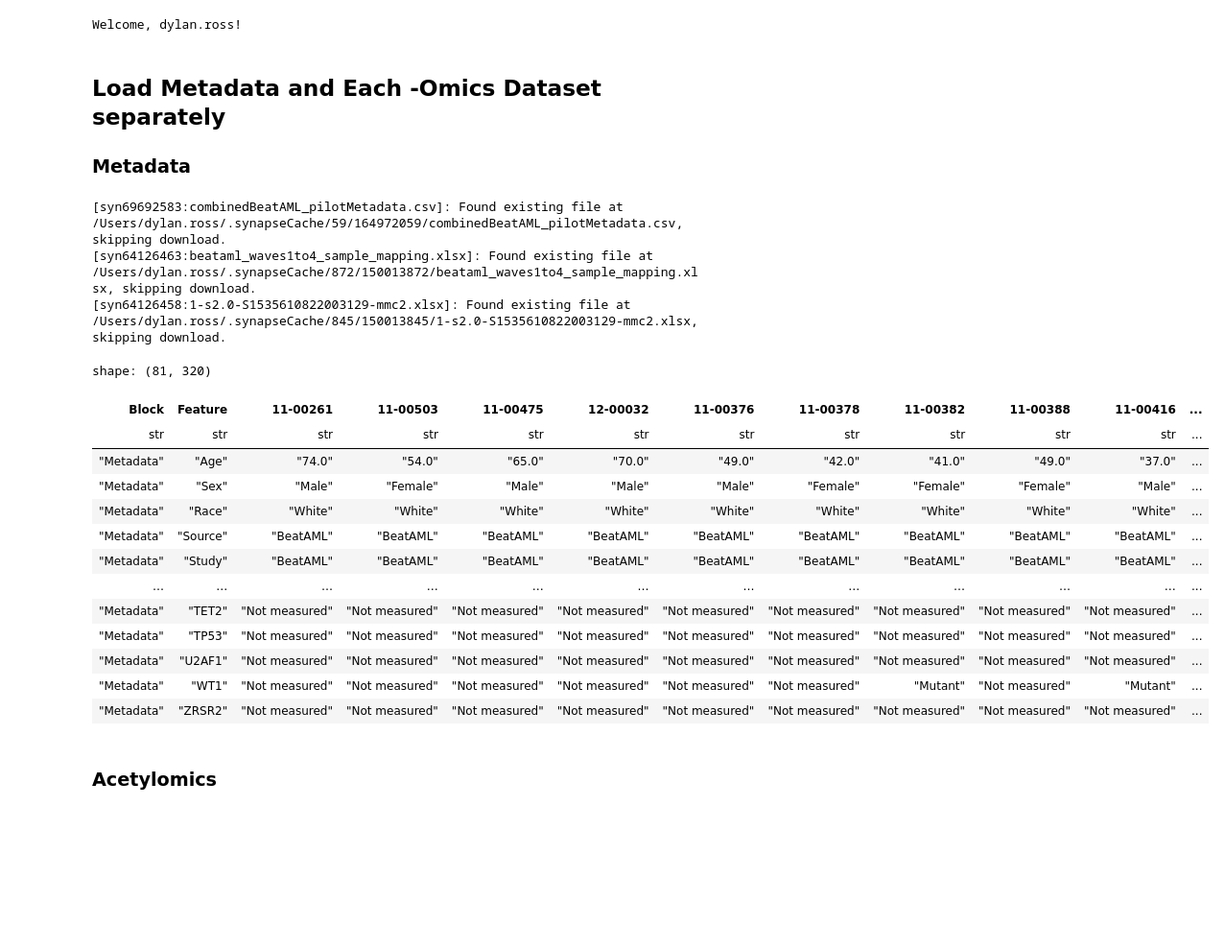
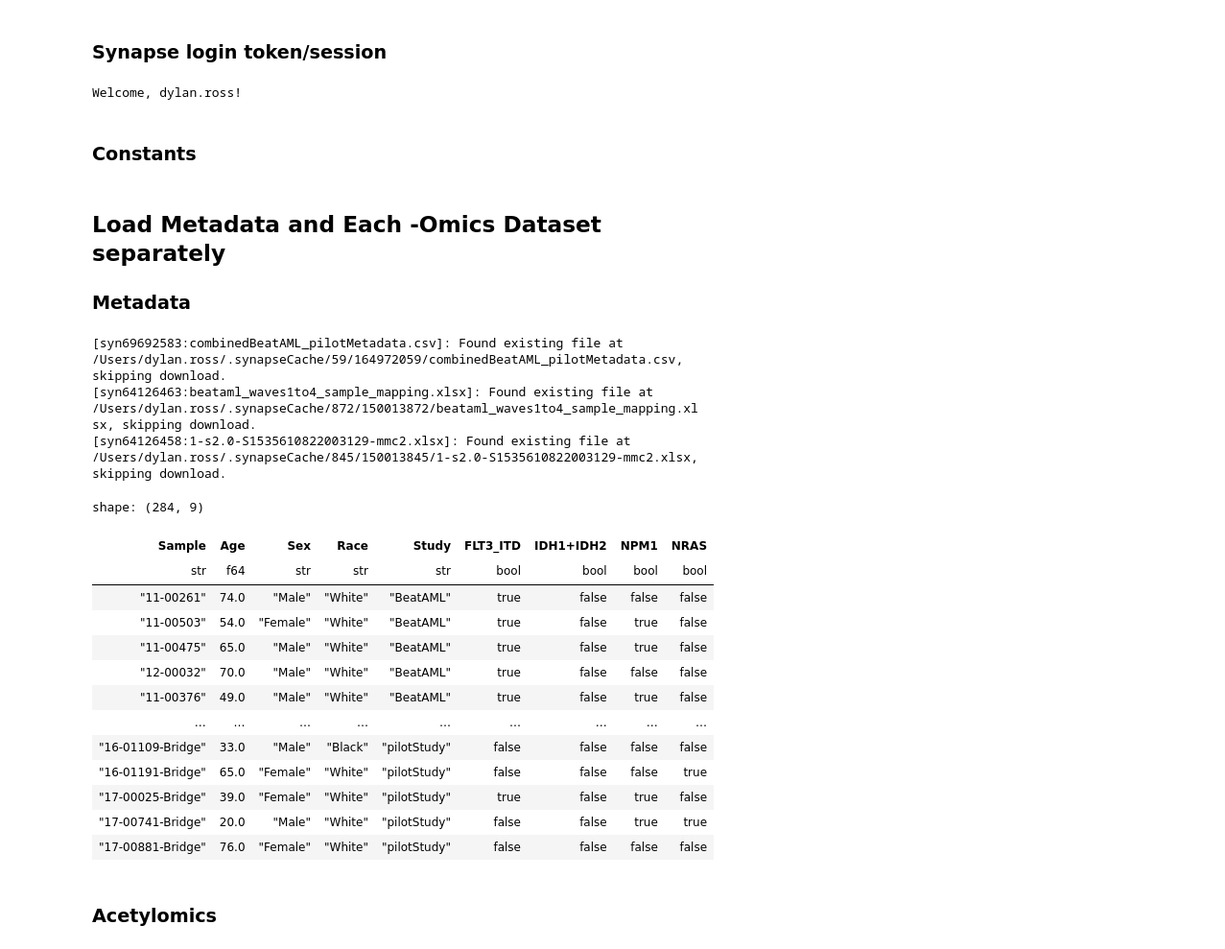
Before and after one commit to PNNL-CompBio/amlMultidrugResistance, a Jupyter notebook: aml_outcome_disparities/analysis/dylan/combined_data_table.ipynb, the cells around one changed output. Shown at 96% size. Drawn from its saved outputs; the diff is of its cells as text; code cells hidden in the pictures; blank space fills up the shorter version.

Commit message:
finish up combined data table notebook, now have cached clean tables

```diff
--- a/aml_outcome_disparities/analysis/dylan/combined_data_table.ipynb
+++ b/aml_outcome_disparities/analysis/dylan/combined_data_table.ipynb
@@ -32,4 +31,6 @@ from collections import defaultdict
 
 import polars as pl
 import pandas as pd
+# %% [markdown]
+### Synapse login token/session
 # %%
@@ -37,3 +37,5 @@ import pandas as pd
 SYN = syn_login()
 # %% [output]
 Welcome, dylan.ross!
+# %% [markdown]
+### Constants
@@ -42,42 +57,53 @@ Welcome, dylan.ross!
 ### Metadata
 # %%
 meta = (
-    (_df :=
-        pl.from_pandas(
-            import_meta(SYN),
-            include_index=True
-        )
+    pl.from_pandas(
+        import_meta(SYN),
+        include_index=True
     )
-    .select(pl.exclude("None"))
-    .transpose(
-        include_header=True,
-        header_name="Feature",
-        column_names=_df["None"].to_list()
+    .rename({"None": "Sample"})
+    # keep only a subset of the mutation data:
+    # important mutations from Eisfeld paper
+    # https://doi.org/10.1038/s41588-024-01929-x
+    .select(
+        "Sample",
+        "Age",
+        "Sex",
+        "Race",
+        "Study",
+        # for all of the mutation data, (implicit) treat "Not measured" as "WT"
+        # convert the column into boolean indicating mutation state
+        (pl.col("FLT3_ITD") == "Mutant"),
+        # condense IDH1 and IDH2 into single IDH1 & IDH2 category
+        (
+            (pl.col("IDH1") == "Mutant")
+            & (pl.col("IDH2") == "Mutant")
+        ).alias("IDH1+IDH2"),
+        (pl.col("NPM1") == "Mutant"),
+        (pl.col("NRAS") == "Mutant"),
     )
-    .select(
-        pl.lit("Metadata").alias("Block"),
-        pl.exclude("Block")
-    )
+    # retain only samples with "White" or "Black" race label
+    .filter(pl.col("Race").is_in(["White", "Black"]))
 )
 meta
 # %% [output]
 [syn69692583:combinedBeatAML_pilotMetadata.csv]: Found existing file at /Users/dylan.ross/.synapseCache/59/164972059/combinedBeatAML_pilotMetadata.csv, skipping download.
 [syn64126463:beataml_waves1to4_sample_mapping.xlsx]: Found existing file at /Users/dylan.ross/.synapseCache/872/150013872/beataml_waves1to4_sample_mapping.xlsx, skipping download.
 [syn64126458:1-s2.0-S1535610822003129-mmc2.xlsx]: Found existing file at /Users/dylan.ross/.synapseCache/845/150013845/1-s2.0-S1535610822003129-mmc2.xlsx, skipping download.
-shape: (81, 320)
+shape: (284, 9)
-| Block | Feature | 11-00261 | 11-00503 | 11-00475 | 12-00032 | 11-00376 | 11-00378 | 11-00382 | 11-00388 | 11-00416 | ... |
-| str | str | str | str | str | str | str | str | str | str | str | ... |
-| "Metadata" | "Age" | "74.0" | "54.0" | "65.0" | "70.0" | "49.0" | "42.0" | "41.0" | "49.0" | "37.0" | ... |
-| "Metadata" | "Sex" | "Male" | "Female" | "Male" | "Male" | "Male" | "Female" | "Female" | "Female" | "Male" | ... |
-| "Metadata" | "Race" | "White" | "White" | "White" | "White" | "White" | "White" | "White" | "White" | "White" | ... |
-| "Metadata" | "Source" | "BeatAML" | "BeatAML" | "BeatAML" | "BeatAML" | "BeatAML" | "BeatAML" | "BeatAML" | "BeatAML" | "BeatAML" | ... |
-| "Metadata" | "Study" | "BeatAML" | "BeatAML" | "BeatAML" | "BeatAML" | "BeatAML" | "BeatAML" | "BeatAML" | "BeatAML" | "BeatAML" | ... |
-| … | … | … | … | … | … | … | … | … | … | … | ... |
-| "Metadata" | "TET2" | "Not measured" | "Not measured" | "Not measured" | "Not measured" | "Not measured" | "Not measured" | "Not measured" | "Not measured" | "Not measured" | ... |
-| "Metadata" | "TP53" | "Not measured" | "Not measured" | "Not measured" | "Not measured" | "Not measured" | "Not measured" | "Not measured" | "Not measured" | "Not measured" | ... |
-| "Metadata" | "U2AF1" | "Not measured" | "Not measured" | "Not measured" | "Not measured" | "Not measured" | "Not measured" | "Not measured" | "Not measured" | "Not measured" | ... |
-| "Metadata" | "WT1" | "Not measured" | "Not measured" | "Not measured" | "Not measured" | "Not measured" | "Not measured" | "Mutant" | "Not measured" | "Mutant" | ... |
-| "Metadata" | "ZRSR2" | "Not measured" | "Not measured" | "Not measured" | "Not measured" | "Not measured" | "Not measured" | "Not measured" | "Not measured" | "Not measured" | ... |
+| Sample | Age | Sex | Race | Study | FLT3_ITD | IDH1+IDH2 | NPM1 | NRAS |
+| str | f64 | str | str | str | bool | bool | bool | bool |
+| "11-00261" | 74.0 | "Male" | "White" | "BeatAML" | true | false | false | false |
+| "11-00503" | 54.0 | "Female" | "White" | "BeatAML" | true | false | true | false |
+| "11-00475" | 65.0 | "Male" | "White" | "BeatAML" | true | false | true | false |
+| "12-00032" | 70.0 | "Male" | "White" | "BeatAML" | true | false | false | false |
+| "11-00376" | 49.0 | "Male" | "White" | "BeatAML" | true | false | true | false |
+| … | … | … | … | … | … | … | … | … |
+| "16-01109-Bridge" | 33.0 | "Male" | "Black" | "pilotStudy" | false | false | false | false |
+| "16-01191-Bridge" | 65.0 | "Female" | "White" | "pilotStudy" | false | false | false | true |
+| "17-00025-Bridge" | 39.0 | "Female" | "White" | "pilotStudy" | true | false | true | false |
+| "17-00741-Bridge" | 20.0 | "Male" | "White" | "pilotStudy" | false | false | true | true |
+| "17-00881-Bridge" | 76.0 | "Female" | "White" | "pilotStudy" | false | false | false | false |
 # %% [markdown]
 ### Acetylomics
 # %%
```
Also changed, not shown: parts of 9 cells of this notebook, 3 other files.
